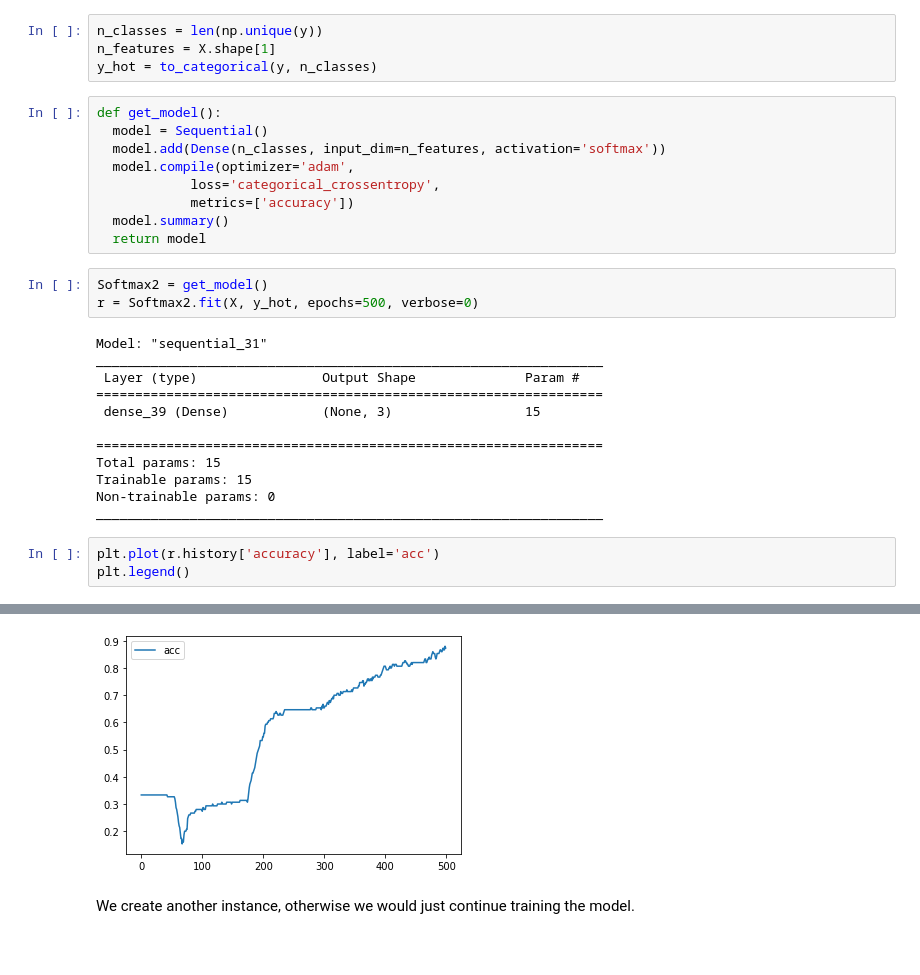
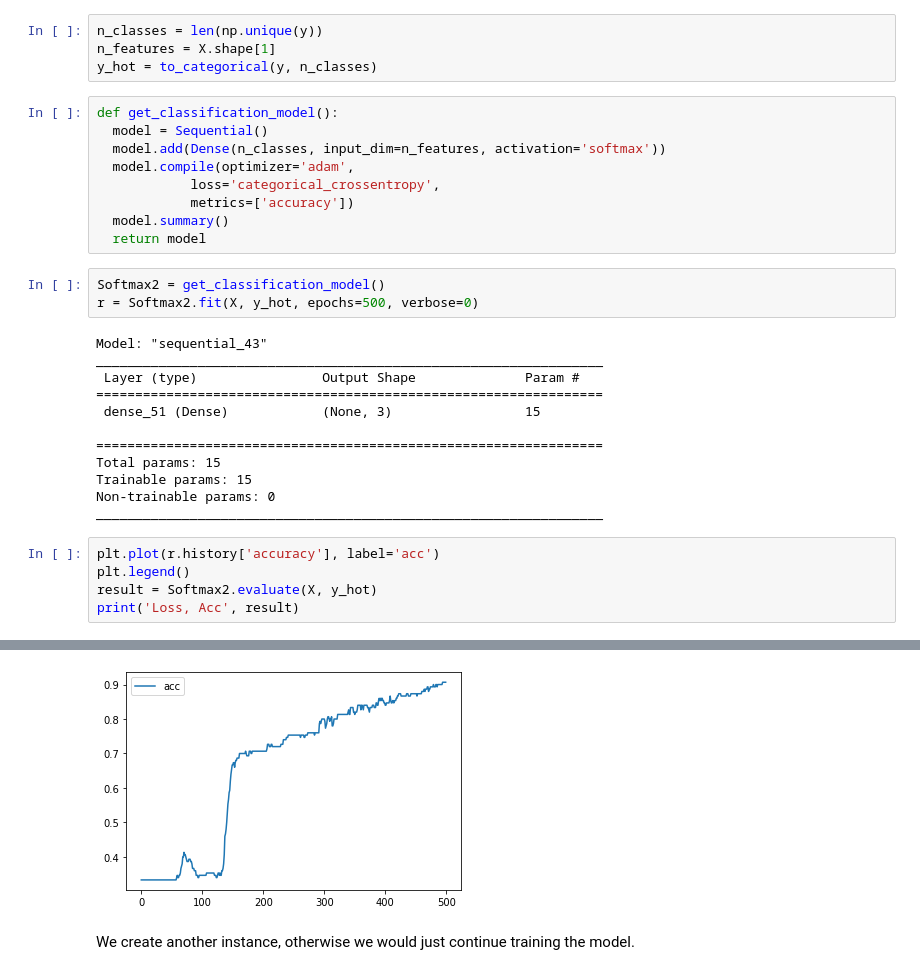
Before and after one commit to WelfLowe/ML4developers, a Jupyter notebook: 6_Neural_Networks.ipynb, the cells around one changed output, grey strips where cells are left out. Drawn from its saved outputs; the diff is of its cells as text.

```diff
--- a/6_Neural_Networks.ipynb
+++ b/6_Neural_Networks.ipynb
@@ -224,7 +224,7 @@ n_classes = len(np.unique(y))
 n_features = X.shape[1]
 y_hot = to_categorical(y, n_classes)
 # %%
-def get_model():
+def get_classification_model():
   model = Sequential()
   model.add(Dense(n_classes, input_dim=n_features, activation='softmax'))
   model.compile(optimizer='adam',
@@ -233,14 +233,14 @@ def get_model():
   model.summary()
   return model
 # %%
-Softmax2 = get_model()
+Softmax2 = get_classification_model()
 r = Softmax2.fit(X, y_hot, epochs=500, verbose=0)
 # %% [output]
-Model: "sequential_31"
+Model: "sequential_43"
 _________________________________________________________________
  Layer (type)                Output Shape              Param #
 =================================================================
- dense_39 (Dense)            (None, 3)                 15
+ dense_51 (Dense)            (None, 3)                 15
 
 =================================================================
 Total params: 15
@@ -250,4 +250,6 @@ _________________________________________________________________
 # %%
 plt.plot(r.history['accuracy'], label='acc')
 plt.legend()
+result = Softmax2.evaluate(X, y_hot)
+print('Loss, Acc', result)
 # %% [output]
@@ -255,4 +258,4 @@ plt.legend()
-[figure, old version]
+[figure, new version]
 # %% [markdown]
 We create another instance, otherwise we would just continue training the model.
 # %%
```
Also changed, not shown: parts of 13 cells of this notebook.
